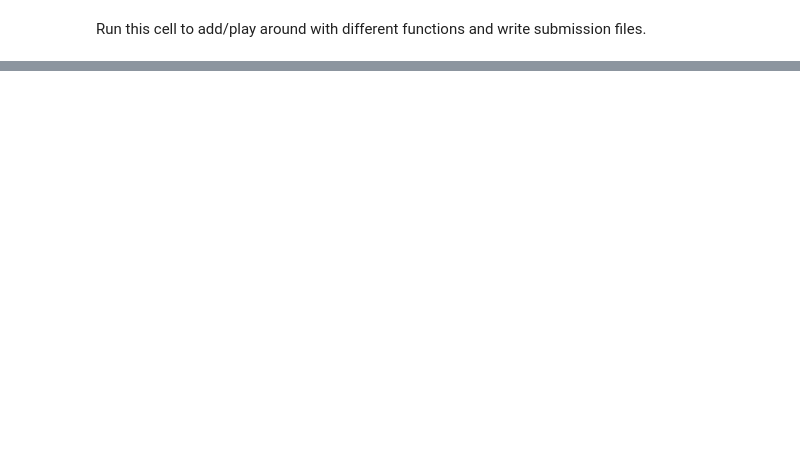
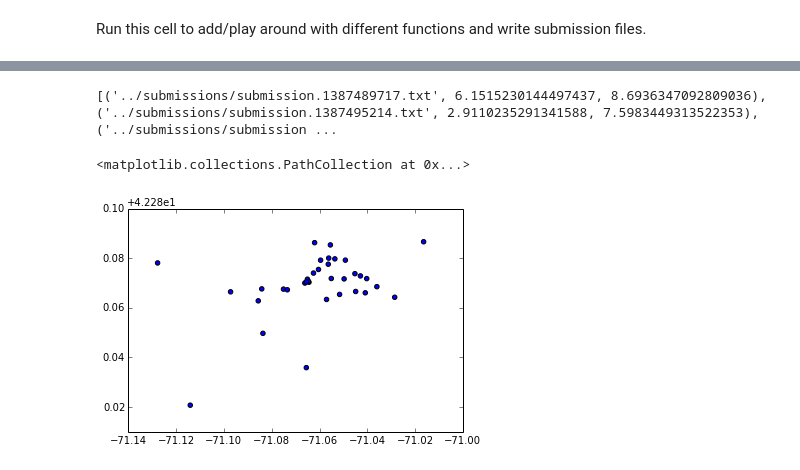
Before and after one commit to wpli/supervised-learning, a Jupyter notebook: notebooks/workbench.ipynb, the cells around one changed output, grey strips where cells are left out. Saved outputs shown, nothing was run; the diff lists cells and outputs as text; code cells hidden in the pictures; blank space fills up the shorter version.

```diff
--- a/notebooks/workbench.ipynb
+++ b/notebooks/workbench.ipynb
@@ -86,14 +128,18 @@ Pre-processing data...counting pickups by landmarks...counting times by landmark
 Run this cell to add/play around with different functions and write submission files.
 # %%
 from sklearn import ensemble
+# %%
+runs_rms_vals = []
 # %%
-
+import utils_features
+reload( utils_features )
 feature_function_list = [ utils_features.feature_day_of_week_binary , \
                               utils_features.feature_time_quadrant_binary, \
                               utils_features.feature_day_time_product_binary, \
                               utils_features.feature_corrected_hour, \
                               utils_features.feature_day, \
-                              utils_features.feature_week_number ]
+                              utils_features.feature_week_number, \
+                              utils_features.feature_landmark_taxi_popularity ]
 
 
 
@@ -101,7 +147,15 @@ regression_model = linear_model.Ridge( alpha=0.5 )
 regression_model = ensemble.RandomForestRegressor()
 
 
+
+
+
 if 1:
+
+    all_train_prediction_rms_errors = []
+    all_val_predictions_rms_errors = []
+    final_predictions = []
+
     # compute the features on the training set, validation set, and test set
     # train model on training set and evaluate performance on training and validation set
     # train model on training+validation set and compute predictions on test set
@@ -110,13 +164,15 @@ if 1:
         val_data = sampled_landmark_val_dict[landmark]
         test_data = [ times_locations[idx][1] for idx in landmark_time_location_dict[landmark] ]
         test_data_indices = [ times_locations[idx][0] for idx in landmark_time_location_dict[landmark] ]
-        train_features = numpy.array( [ utils_features.featurize( i[0], feature_function_list, possible_days=possible_days, test_days_dict=test_days_dict ) for i in train_data ] )
+        total_pickups = len( landmark_pickup_dict[landmark] )
+        #total_pickups = 0
+        train_features = numpy.array( [ utils_features.featurize( i[0], feature_function_list, possible_days=possible_days, test_days_dict=test_days_dict, all_pickups=total_pickups ) for i in train_data ] )
         train_y = numpy.array( [i[1] for i in train_data ] )
-        val_features = numpy.array( [ utils_features.featurize( i[0], feature_function_list, possible_days=possible_days, test_days_dict=test_days_dict ) for i in val_data ] )
+        val_features = numpy.array( [ utils_features.featurize( i[0], feature_function_list, possible_days=possible_days, test_days_dict=test_days_dict, all_pickups=total_pickups ) for i in val_data ] )
         val_y = numpy.array( [i[1] for i in val_data ] )
 
-        # note that test_data is in a slightly different format than train_data nad val_data because it does not have predictions
-        test_features = numpy.array( [ utils_features.featurize( i, feature_function_list, possible_days=possible_days, test_days_dict=test_days_dict ) for i in test_data ] )
+        # note that test_data is in a slightly different format than train_data and val_data because it does not have predictions
+        test_features = numpy.array( [ utils_features.featurize( i, feature_function_list, possible_days=possible_days, test_days_dict=test_days_dict, all_pickups=total_pickups ) for i in test_data ] )
 
         if len( train_features ) == 0:
             test_predictions = [ 0 for i in test_features ]
@@ -128,6 +184,7 @@ if 1:
             predictions = clf.predict( train_features )
             predictions = [ max( i,0) for i in predictions ]
             all_train_prediction_rms_errors += [ numpy.sqrt((predictions[idx] - train_y[idx])**2) for idx in range(len(predictions)) ]
+
 
             # compute performance on validation data
             predictions = clf.predict( val_features )
@@ -146,6 +203,7 @@ if 1:
 
 
 
+
             clf = regression_model
             clf.fit( full_train_features, full_train_y )
             test_predictions = clf.predict( test_features )
@@ -156,10 +214,12 @@ if 1:
         #print clf.coef_[-1],
 
     sys.stderr.write( "Average Train RMS Error: " )
-    sys.stderr.write( "%s\n" % numpy.average( all_train_prediction_rms_errors ) )
+    train_rms = numpy.average( all_train_prediction_rms_errors )
+    sys.stderr.write( "%s\n" % train_rms )
 
     sys.stderr.write( "Average Validation RMS Error: " )
-    sys.stderr.write( "%s\n" % numpy.average( all_val_predictions_rms_errors ) )
+    val_rms = numpy.average( all_val_predictions_rms_errors )
+    sys.stderr.write( "%s\n" % val_rms )
     pickups_guess = dict( final_predictions )
 
     # write to file
@@ -171,5 +231,6 @@ if 1:
         for i in final_predictions:
             f.write( "%s %s\n" %( i[0], str( i[1] ) ) )
 
-    sys.stderr.write( "Wrote %s.\n" % output_filename )
+    sys.stderr.write( "Wrote %s\n" % output_filename )
+    runs_rms_vals.append( ( output_filename, train_rms, val_rms ) )
 # %% [output]
@@ -178,0 +254,12 @@ Wrote ../submissions/submission.1387487194.txt.
+# %%
+print runs_rms_vals
+# %% [output]
+[('../submissions/submission.1387489717.txt', 6.1515230144497437, 8.6936347092809036), ('../submissions/submission.1387495214.txt', 2.9110235291341588, 7.5983449313522353), ('../submissions/submission ...
+# %%
+lonlats = landmark_pickup_dict.keys()
+lons = [ i[0] for i in lonlats ]
+lats = [ i[1] for i in lonlats ]
+scatter( lons, lats )
+# %% [output]
+<matplotlib.collections.PathCollection at 0x...>
+[figure, added]
```
Also changed, not shown: parts of 5 cells of this notebook.
